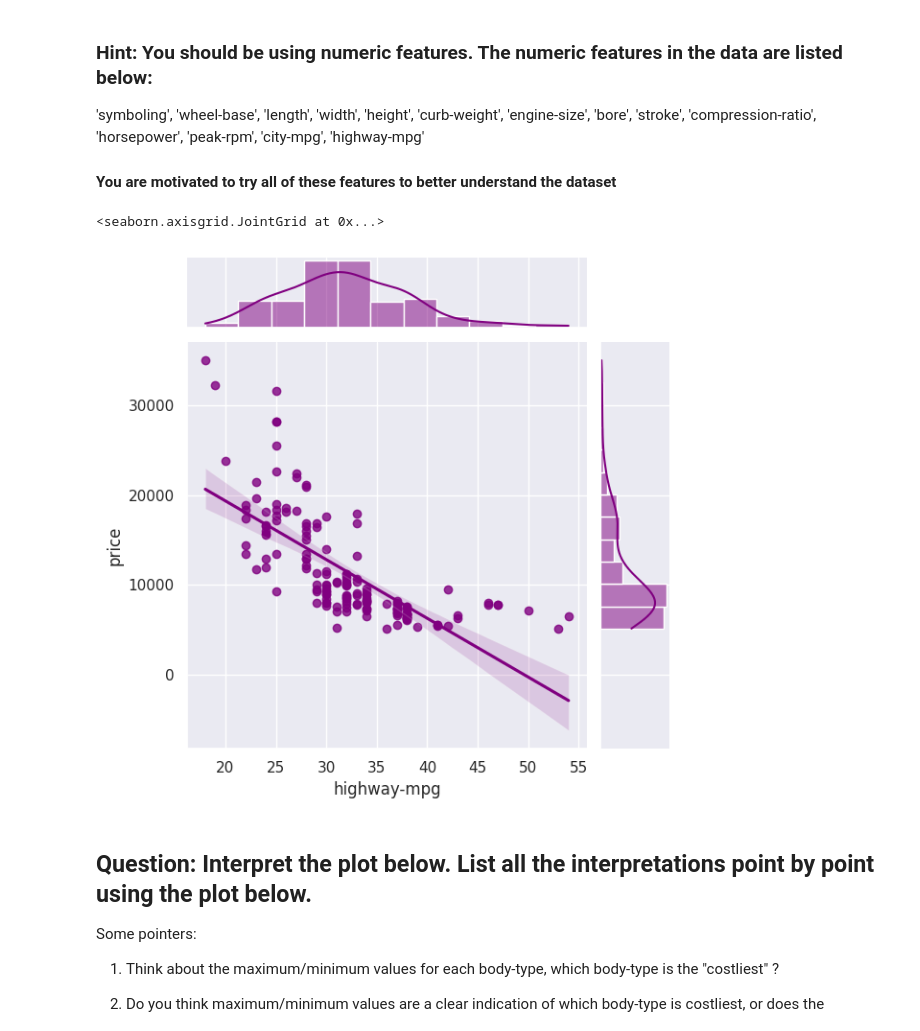
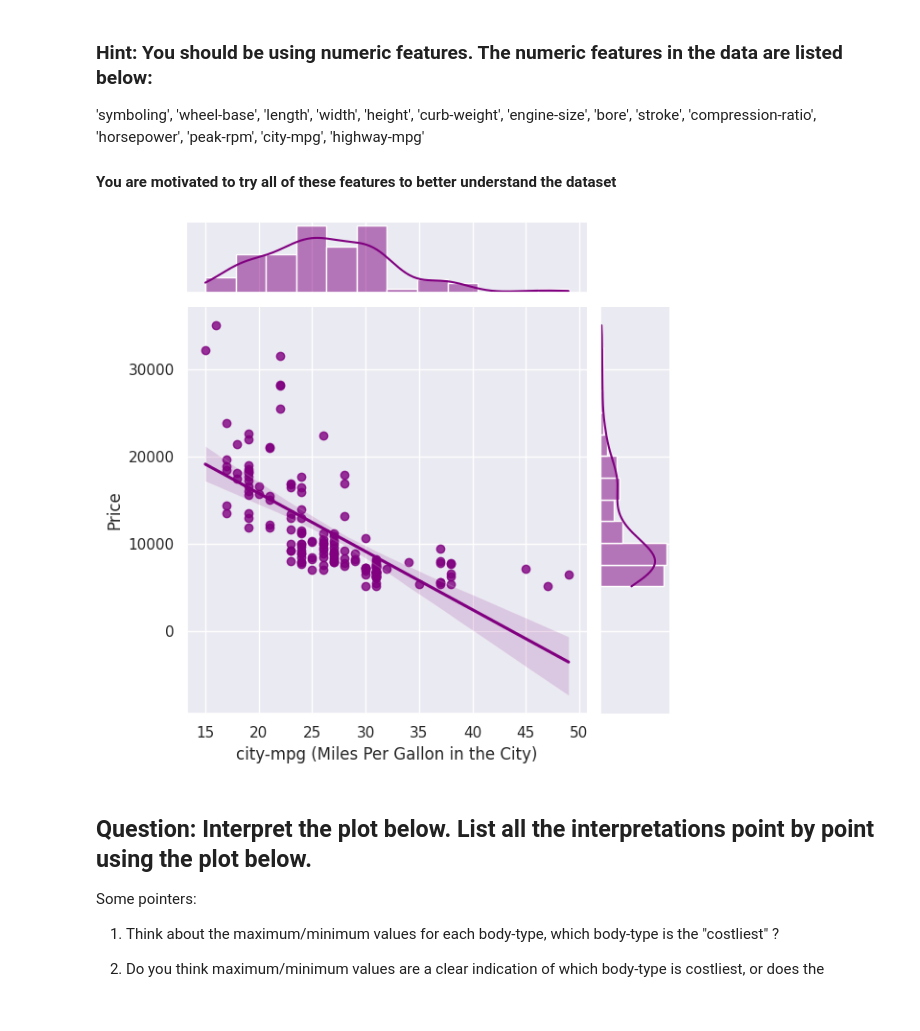
Before and after one commit to navadeepreddi14/FMML-22B21A4420, a Jupyter notebook: Mod2_Lab1.ipynb, the cells around one changed output. Cells and saved outputs as stored; diff of their text form; code cells hidden in the pictures.

```diff
--- a/Mod2_Lab1.ipynb
+++ b/Mod2_Lab1.ipynb
@@ -178,18 +178,15 @@ An example is shown below, with "highway-mpg" where MPG is miles per gallon.
 
 #### You are motivated to try all of these features to better understand the dataset
 # %%
-############################
-### CHANGE THE CODE HERE ###
+#ANSWER#
+# Feature with a negative correlation: 'city-mpg'
+feature = "city-mpg"
 
-feature = "highway-mpg"
-
-############################
-
-
-sns.jointplot(x=pd.to_numeric(X[feature]), y = y, kind="reg", color = 'purple')
+# Plotting the jointplot for the chosen feature
+sns.jointplot(x=pd.to_numeric(X[feature]), y=y, kind="reg", color='purple').set_axis_labels(f'{feature} (Miles Per Gallon in the City)', 'Price')
+plt.show()
 # %% [output]
-<seaborn.axisgrid.JointGrid at 0x...>
-[figure, old version]
+[figure, new version]
 # %% [markdown]
 ## Question: Interpret the plot below. List all the interpretations point by point using the plot below.
 
```
Also changed, not shown: parts of 12 cells of this notebook.
